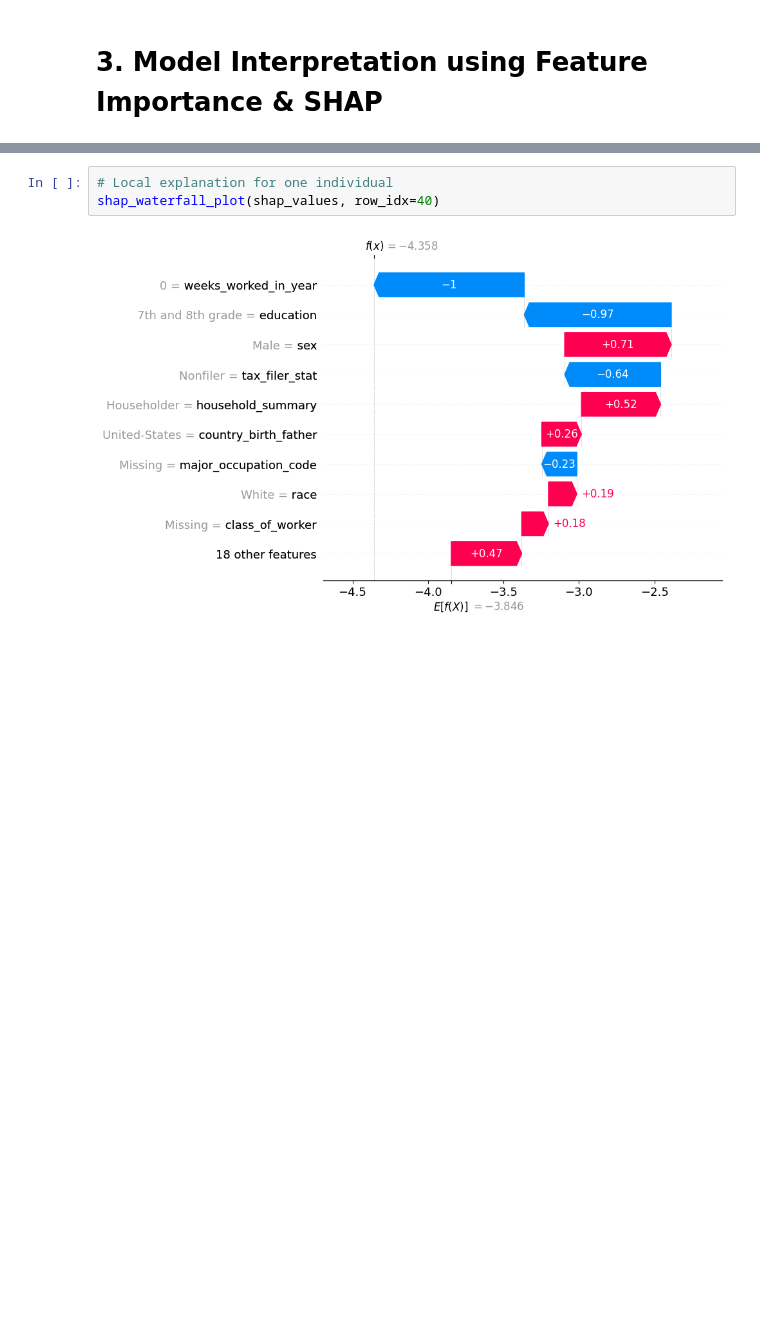
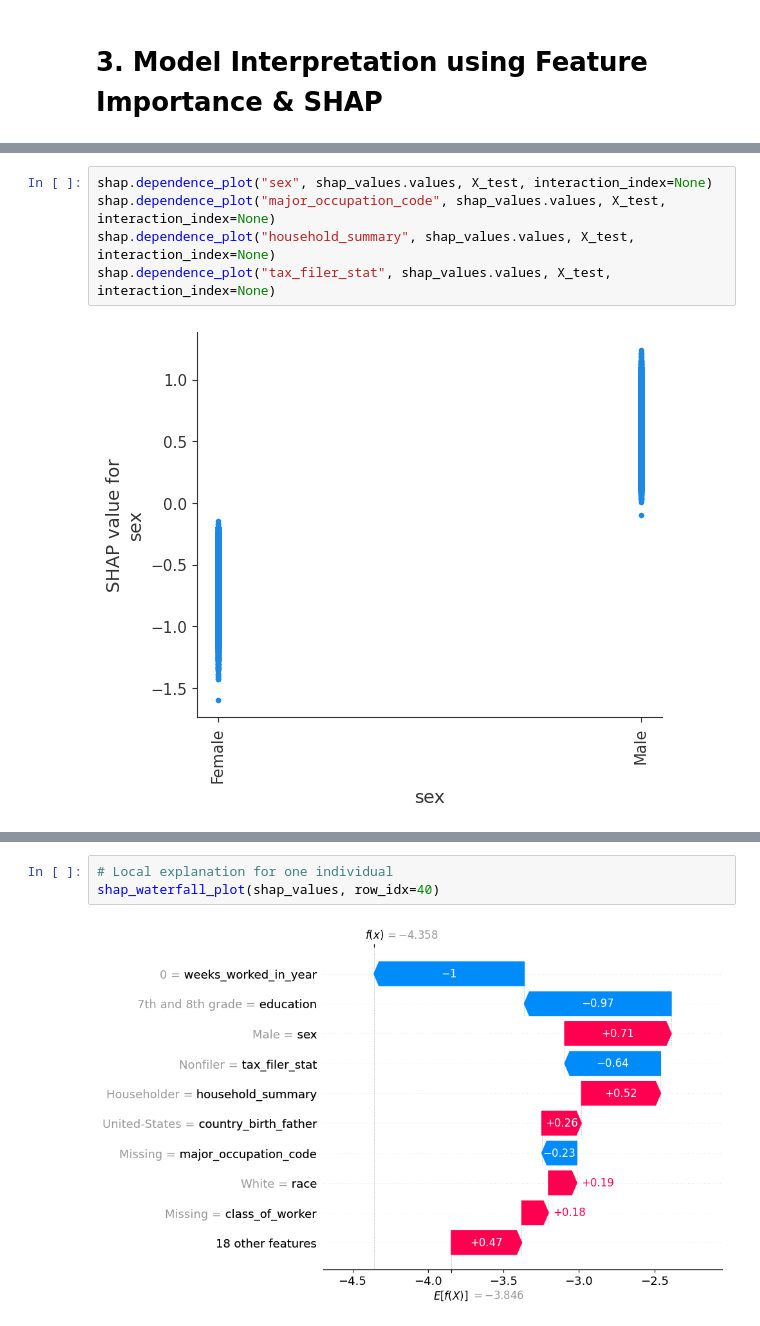
Before and after one commit to AmineFrj/Census-income-classification, a Jupyter notebook: 03_Final model evaluation.ipynb, the cells around one changed output, grey strips where cells are left out. Drawn from its saved outputs; the diff is of its cells as text; blank space fills up the shorter version.

```diff
--- a/03_Final model evaluation.ipynb
+++ b/03_Final model evaluation.ipynb
@@ -124,0 +143,7 @@ shap_values = shap_summary(
+# %%
+shap.dependence_plot("sex", shap_values.values, X_test, interaction_index=None)
+shap.dependence_plot("major_occupation_code", shap_values.values, X_test, interaction_index=None)
+shap.dependence_plot("household_summary", shap_values.values, X_test, interaction_index=None)
+shap.dependence_plot("tax_filer_stat", shap_values.values, X_test, interaction_index=None)
+# %% [output]
+[figure, added]
```
Also changed, not shown: parts of 5 cells of this notebook, 3 other files.
